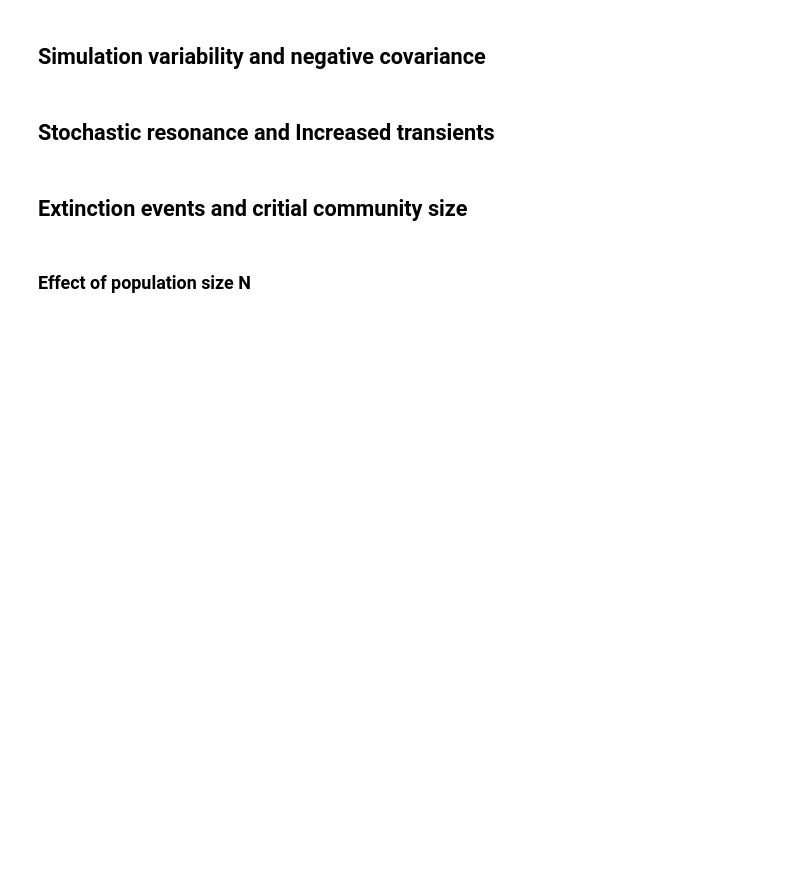
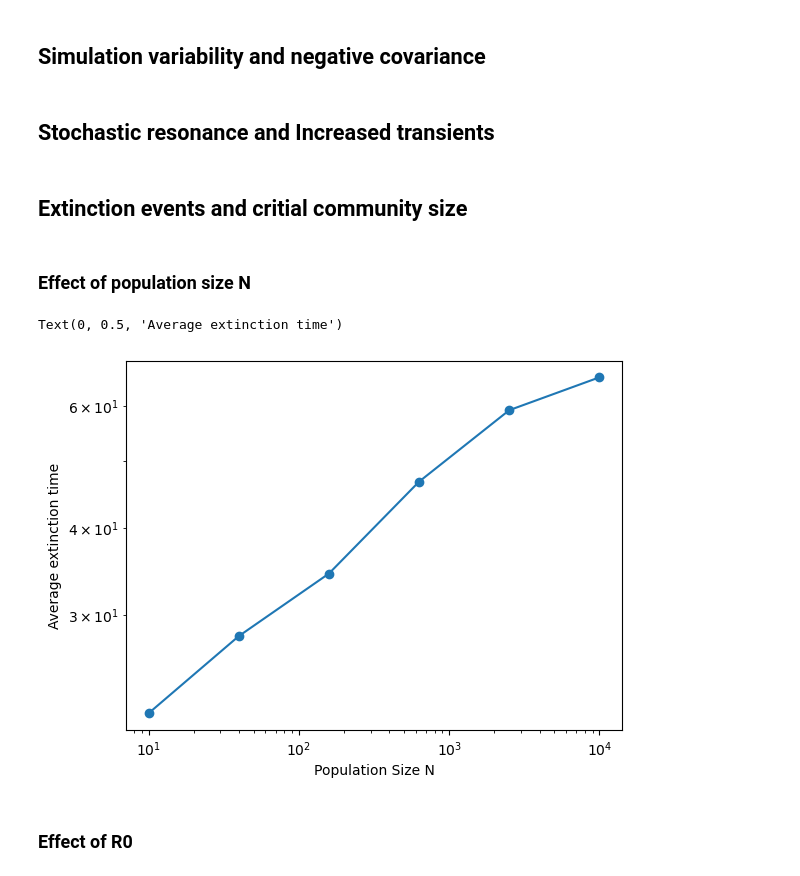
Before and after one commit to AleksSliw/Stochastic-and-spatial-models, a Jupyter notebook: Assigment II.ipynb, the cells around one changed output. Saved outputs shown, nothing was run; the diff lists cells and outputs as text; code cells hidden in the pictures; blank space fills up the shorter version.

```diff
--- a/Assigment II.ipynb
+++ b/Assigment II.ipynb
@@ -64,15 +67,61 @@ plt.legend()
 ## Stochastic resonance and Increased transients
 # %% [markdown]
 ## Extinction events and critial community size
+# %%
+# Define loop where we stop  when infection reaches extinction
+def event_loop2(initial, function, arguments):
+    '''Keeps loop for '''
+    time = [0]
+    results = np.array([[value] for value in initial])
+    k = 0
+    while True:
+        event, tn = function(initial, time[-1], arguments)
+        results = np.concatenate((results, event), axis= 1)
+        initial = event[:,0]
+        time.append(tn)
+        if event[1][0] == 0:
+            break
+    time = np.array(time)
+    return time, results
 # %% [markdown]
 ### Effect of population size N
 # %%
 # Run montecarlo simulation with one N and collect values --> Calculate median value per N value
-N = 20
-I0 = 0.25
-S0 = 1-I0
-R0 = 1-I0-S0
+beta = 1.5
+gamma = 0.15
+mu = 1/(60*365)
+np.random.seed(69)
 
-initials = np.array([S0, I0, R0])
+# Running loop for different Ns
+Ns = np.logspace(1, 4, 6)
+end_times = []
 
-for k in range(0,1000):
+for j in range(len(Ns)):
+    N = Ns[j]
+    I0 = int(N * (0.25))
+    S0 = int(N * 0.75)
+    R0 = int(N * 0)
+    initial = [S0, I0, R0]
+    t = []
+    print(f"Current N: {N}")
+    for k in range(5):
+#         print(f"Current k: {k}")
+        initial = [S0, I0, R0]
+        params = [gamma, beta, mu]
+        times, results = event_loop2(initial, sir_event,params)
+        t.append(times[-1])
+    avg_time = np.average(t)
+    end_times.append(avg_time)
+
+plt.scatter(Ns, end_times)
+plt.plot(Ns, end_times)
+plt.yscale('log')
+plt.xscale('log')
+plt.xlabel('Population Size N')
+plt.ylabel('Average extinction time')
+# Run simulation for differnt N's , Run multiple times and compile all the final times
+# %% [output]
+Text(0, 0.5, 'Average extinction time')
+[figure, added]
+# %% [markdown]
+### Effect of R0
```
Also changed, not shown: parts of 5 cells of this notebook.
